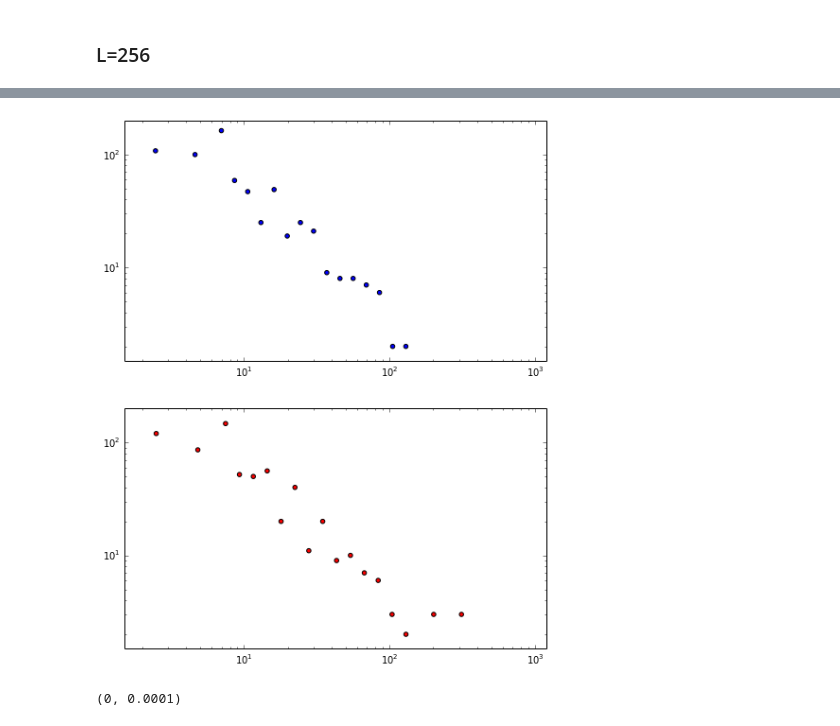
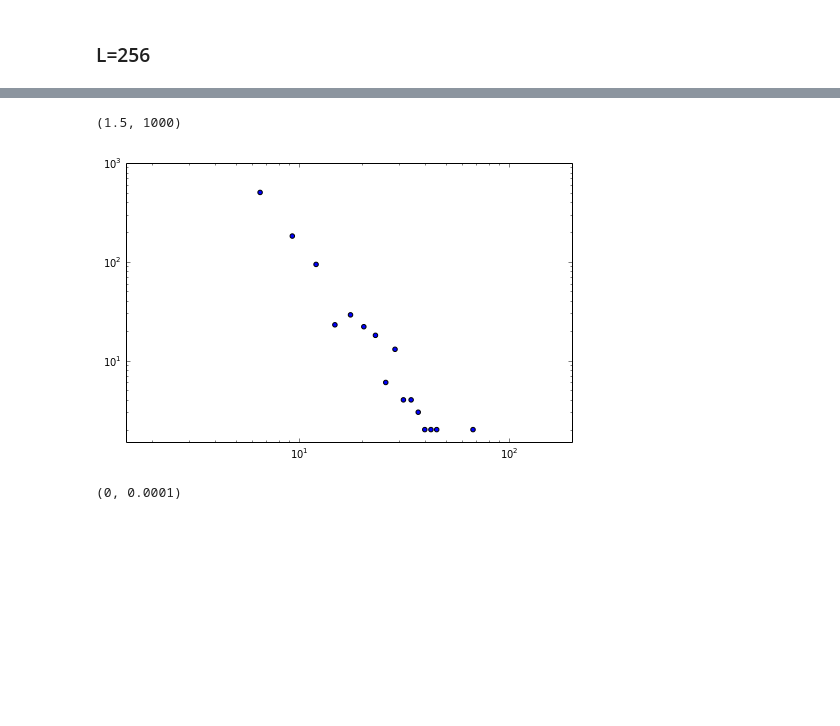
Before and after one commit to forrestsheldon/memNets, a Jupyter notebook: Memristor_Fuse_Data.ipynb, the cells around one changed output, grey strips where cells are left out. Cells and saved outputs as stored; diff of their text form; code cells hidden in the pictures; blank space fills up the shorter version.

```diff
--- a/Memristor_Fuse_Data.ipynb
+++ b/Memristor_Fuse_Data.ipynb
@@ -606,19 +600,19 @@ for a in ax:
-# %%
-hist_p5_ON10, bins_p5_ON10 = np.histogram(np.log10(avalanches_p5_ON10[np.logical_and(avalanches_p5_ON10[0:800]>0, avalanches_p5_ON10[0:800]<1500)]), bins=30)
-hist_p5_ON100, bins_p5_ON100 = np.histogram(np.log10(avalanches_p5_ON100[np.logical_and(avalanches_p5_ON100[0:800]>0, avalanches_p5_ON100[0:800]<1500)]), bins=30)
-
-fig, ax = plt.subplots(2, 1, figsize=(8, 10))
-
-ax[0].scatter(10**bins_p5_ON10[1:], hist_p5_ON10, c='b')
-ax[1].scatter(10**bins_p5_ON100[1:], hist_p5_ON100, c='r')
-
-for a in ax:
- a.set_xscale('log')
- a.set_yscale('log')
- a.set_xlim(1.5, 1200)
- a.set_ylim(1.5, 200)
-# %% [output]
-[figure, removed]
+# %%
+
+hist_p6_ON100, bins_p6_ON100 = np.histogram(avalanches_p6_ON100[2000:5000][avalanches_p6_ON100[2000:5000]>0], bins=30)
+
+fig, ax = plt.subplots(figsize=(8, 5))
+
+ax.scatter(bins_p6_ON100[1:], hist_p6_ON100, c='b')
+
+
+ax.set_xscale('log')
+ax.set_yscale('log')
+ax.set_xlim(1.5, 200)
+ax.set_ylim(1.5, 1000)
+# %% [output]
+(1.5, 1000)
+[figure, added]
 # %%
 cond = L128_p6_ON1_1['conductivities'][500:]
 Delta_cond = np.ediff1d(cond)
```
Also changed, not shown: parts of 10 cells of this notebook, 4 other files.
